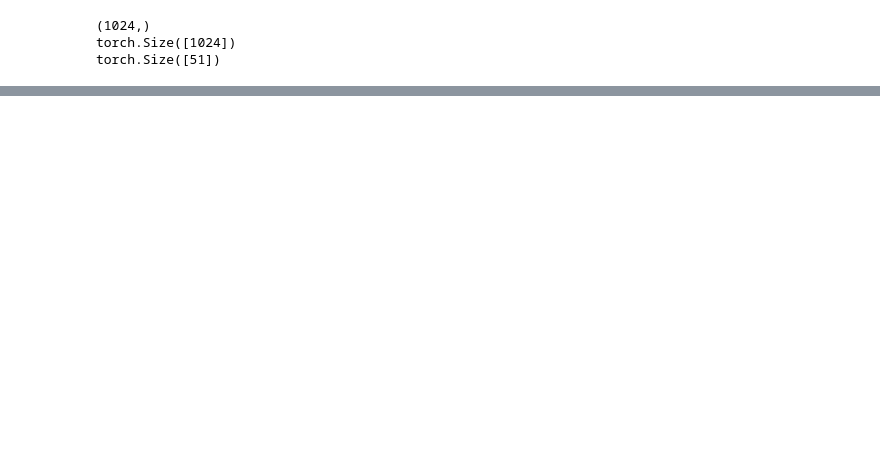
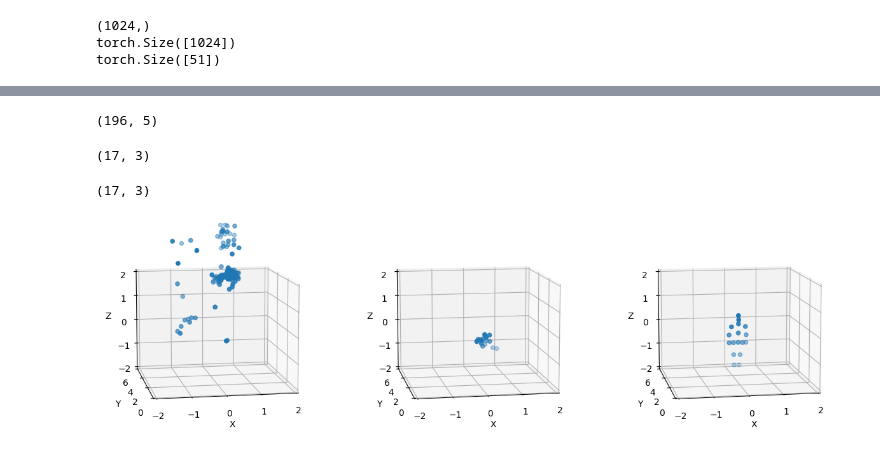
Before and after one commit to thanhnienyeumeo/pointNet_PointCloud, a Jupyter notebook: main.ipynb, the cells around one changed output, grey strips where cells are left out. Saved outputs shown, nothing was run; the diff lists cells and outputs as text; code cells hidden in the pictures; blank space fills up the shorter version.

Commit message:
add some provider fucntion before train; add visualize and test loss

```diff
--- a/main.ipynb
+++ b/main.ipynb
@@ -176,0 +174,34 @@ print(new_feature)
+# %%
+pc = a[0].reshape(196,5)
+print(pc.shape)
+# %% [output]
+(196, 5)
+# %%
+def get_feature(pc):
+    with torch.no_grad():
+        pc = pc.reshape(1, 196, 5)
+        pc = np.transpose(pc, (0, 2, 1))
+        pc = np.insert(pc, 5, 0, axis = 1)
+        pc = pc.astype(np.float32)
+        pc = torch.tensor(pc)
+        pc = pc.to(device)
+        output, features = model(pc)
+        features = torch.reshape(features, (features.shape[0], 1024))
+        features = features.to(device)
+
+        pred_skeleton = modelSkeleton(features)
+        pred_skeleton = pred_skeleton.cpu().numpy()
+        pred_skeleton = pred_skeleton.reshape(17, 3)
+        return pred_skeleton
+# %%
+pred_skeleton = get_feature(pc)
+# %%
+true_skeleton.shape
+# %% [output]
+(17, 3)
+# %%
+pred_skeleton = pred_skeleton.reshape(17, 3)
+# %%
+pred_skeleton.shape
+# %% [output]
+(17, 3)
@@ -176,0 +256,4 @@ print(new_feature)
+# %%
+visualize(pc, pred_skeleton, true_skeleton)
+# %% [output]
+[figure, added]
```
Also changed, not shown: parts of 33 cells of this notebook, 8 other files.
